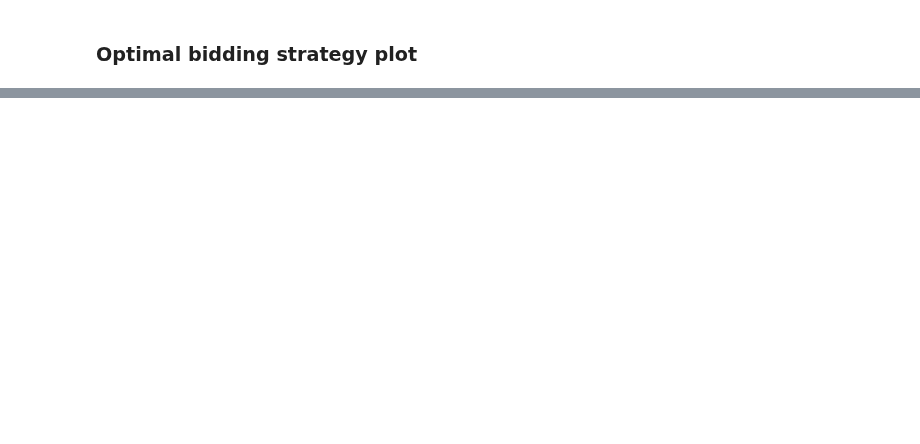
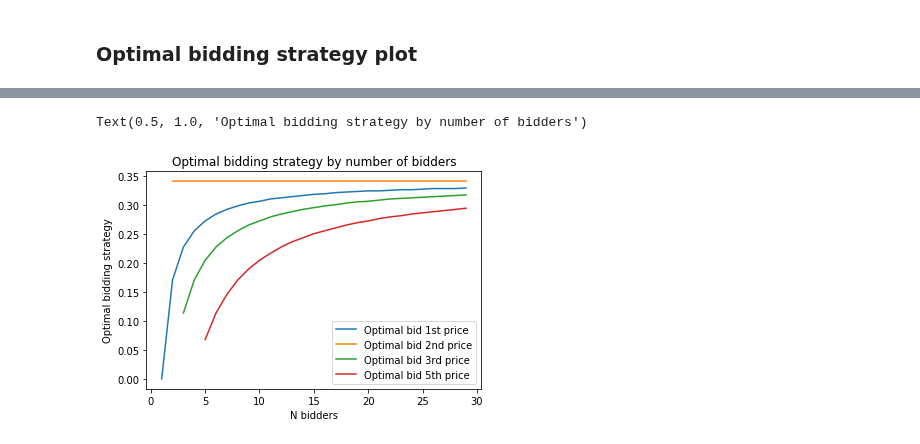
Before and after one commit to NumEconCopenhagen/projects-2019-wms, a Jupyter notebook: modelproject/modelproject.ipynb, the cells around one changed output, grey strips where cells are left out. Saved outputs shown, nothing was run; the diff lists cells and outputs as text; code cells hidden in the pictures; blank space fills up the shorter version.

```diff
--- a/modelproject/modelproject.ipynb
+++ b/modelproject/modelproject.ipynb
@@ -101,3 +72,12 @@ def opt_bid_2_price(valuation):
+# %%
+n = 10 # Number of bidders in the auction
+a = 0 # Lowest possible valuation in the auction
+b = 1 # highest possible valuation in the auction
+
+all_valuations = np.random.uniform(a,b, n) # Draw all the bidders valuations from a uniform distribution
+valuation = all_valuations[1] # Your valuation
+max_valuation = max(all_valuations) # The highest valuations drawn in the auction
+sellers_valuation = b # Sellers valuation of the good sold (this is set to the highest possible)
 # %% [markdown]
 ### 1st price auction (highest bid wins and pays the highest bid)
 # %% [markdown]
@@ -164,2 +213,26 @@ payoff(bid = bid, highest_bid = highest_bid, k_highest_bid = second_highest_bid)
 # %% [markdown]
 ### Optimal bidding strategy plot
+# %%
+number_of_bidders = list(range(1,30)) # Create the first column with the number of bidders (x - axis)
+df = pd.DataFrame(number_of_bidders)
+df = df.rename(index=str, columns={0: "N bidders"})
+
+
+# Adding one column to see how the optimal bidding stategy in a 1st price auction depend on the number of bidders
+df['Optimal bid 1st price'] = functions.opt_bid_k_price(k = 2, a = a, n = df['N bidders'], valuation = valuation)
+
+# Adding one column to see how the optimal bidding stategy in a 2nd price auction depend on the number of bidders
+df['Optimal bid 2nd price'] = valuation
+df['Optimal bid 2nd price'] = np.where(df['N bidders'] > 1, df['Optimal bid 2nd price'], np.nan) # Insert np.nan for bids with less than 2  bidders
+                                                                                                 #(you must have at least2 bidders in a 2nd price auction)
+
+# Adding one column to see how the optimal bidding stategy in a 3rd price auction depend on the number of bidders
+df['Optimal bid 3rd price'] = functions.opt_bid_k_price(k = 3, a = a, n = df['N bidders'], valuation = valuation)
+df['Optimal bid 3rd price'] = np.where(df['N bidders'] > 2, df['Optimal bid 3rd price'], np.nan) # Insert np.nan for bids with less than 3 bidders
+                                                                                                 #(you must have at least3 bidders in a 3rd price auction)
+
+# Adding one column to see how the optimal bidding stategy in a 5th price auction depend on the number of bidders
+df['Optimal bid 5th price'] = functions.opt_bid_k_price(k = 5, a = a, n = df['N bidders'], valuation = valuation)
+df['Optimal bid 5th price'] = np.where(df['N bidders'] > 4, df['Optimal bid 5th price'], np.nan) # Insert np.nan for bids with less than 5 bidders
+                                                                                                 #(you must have at least 5 bidders in a 5th price auction)
+df.head()
@@ -165,0 +246,7 @@ payoff(bid = bid, highest_bid = highest_bid, k_highest_bid = second_highest_bid)
+# %%
+df.plot(x = 'N bidders') # Define what to plot (x - axis)
+plt.ylabel('Optimal bidding strategy') # Label y axis
+plt.title('Optimal bidding strategy by number of bidders') # add title to the plot
+# %% [output]
+Text(0.5, 1.0, 'Optimal bidding strategy by number of bidders')
+[figure, added]
```
Also changed, not shown: parts of 53 cells of this notebook, 1 other file.
